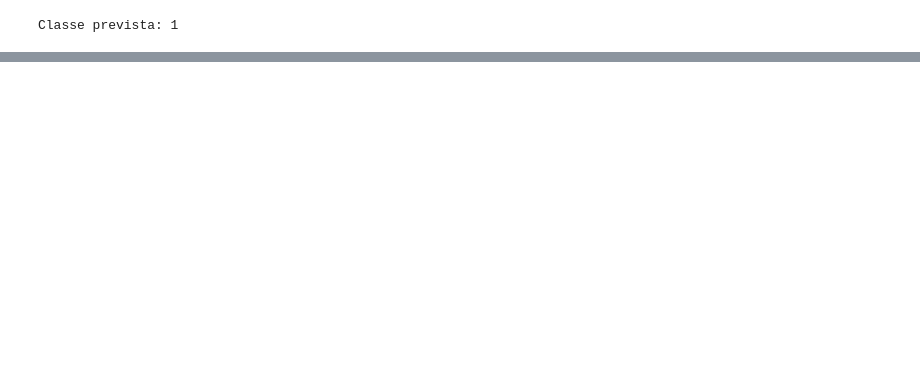
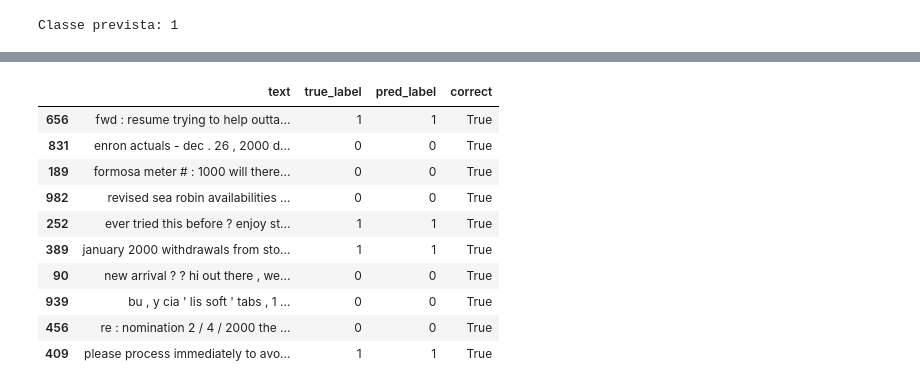
Before and after one commit to solovee/Detector-de-Spam, a Jupyter notebook: spamDetector.ipynb, the cells around one changed output, grey strips where cells are left out. Saved outputs shown, nothing was run; the diff lists cells and outputs as text; code cells hidden in the pictures; blank space fills up the shorter version.

```diff
--- a/spamDetector.ipynb
+++ b/spamDetector.ipynb
@@ -161,14 +157,10 @@ training_args = TrainingArguments(
     logging_steps=10
 )
 
-
-# Trainer
 trainer = Trainer(
     model=model,
     args=training_args,
     train_dataset=train_dataset,
-    eval_dataset=val_dataset
+    eval_dataset=val_dataset,
+    compute_metrics=compute_metrics
 )
-
-# Treinar
-trainer.train()
@@ -314,0 +307,16 @@ Pasta ./bert_finetuned_model zipada como ./bert_finetuned_model_zip.zip
+# %%
+# Mostrar 10 exemplos com previsão correta/incorreta
+df_val["correct"] = df_val["true_label"] == df_val["pred_label"]
+df_val.sample(10)
+# %% [output]
+|  | text | true_label | pred_label | correct |
+| 656 | fwd : resume trying to help outta... | 1 | 1 | True |
+| 831 | enron actuals - dec . 26 , 2000 d... | 0 | 0 | True |
+| 189 | formosa meter # : 1000 will there... | 0 | 0 | True |
+| 982 | revised sea robin availabilities ... | 0 | 0 | True |
+| 252 | ever tried this before ? enjoy st... | 1 | 1 | True |
+| 389 | january 2000 withdrawals from sto... | 1 | 1 | True |
+| 90 | new arrival ? ? hi out there , we... | 0 | 0 | True |
+| 939 | bu , y cia ' lis soft ' tabs , 1 ... | 0 | 0 | True |
+| 456 | re : nomination 2 / 4 / 2000 the ... | 0 | 0 | True |
+| 409 | please process immediately to avo... | 1 | 1 | True |
```
Also changed, not shown: parts of 23 cells of this notebook.
